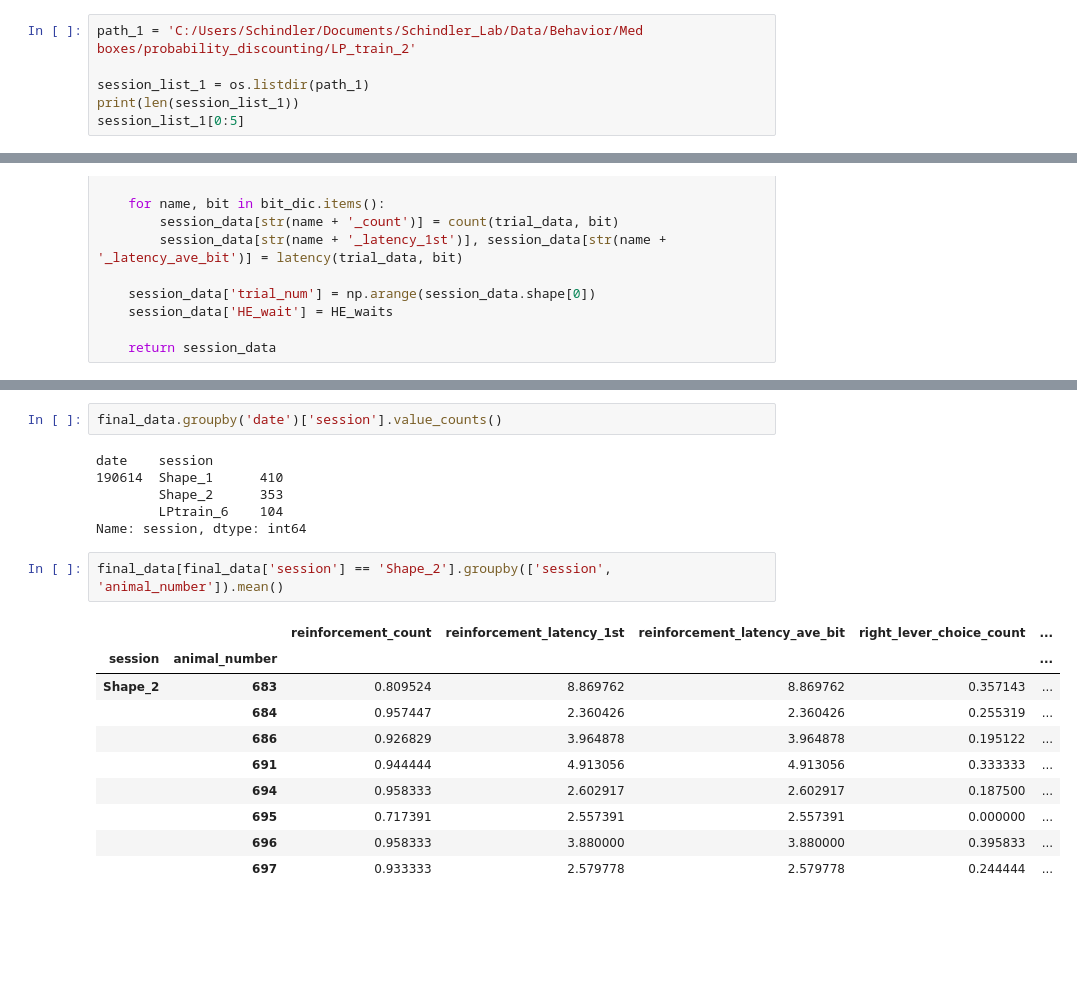
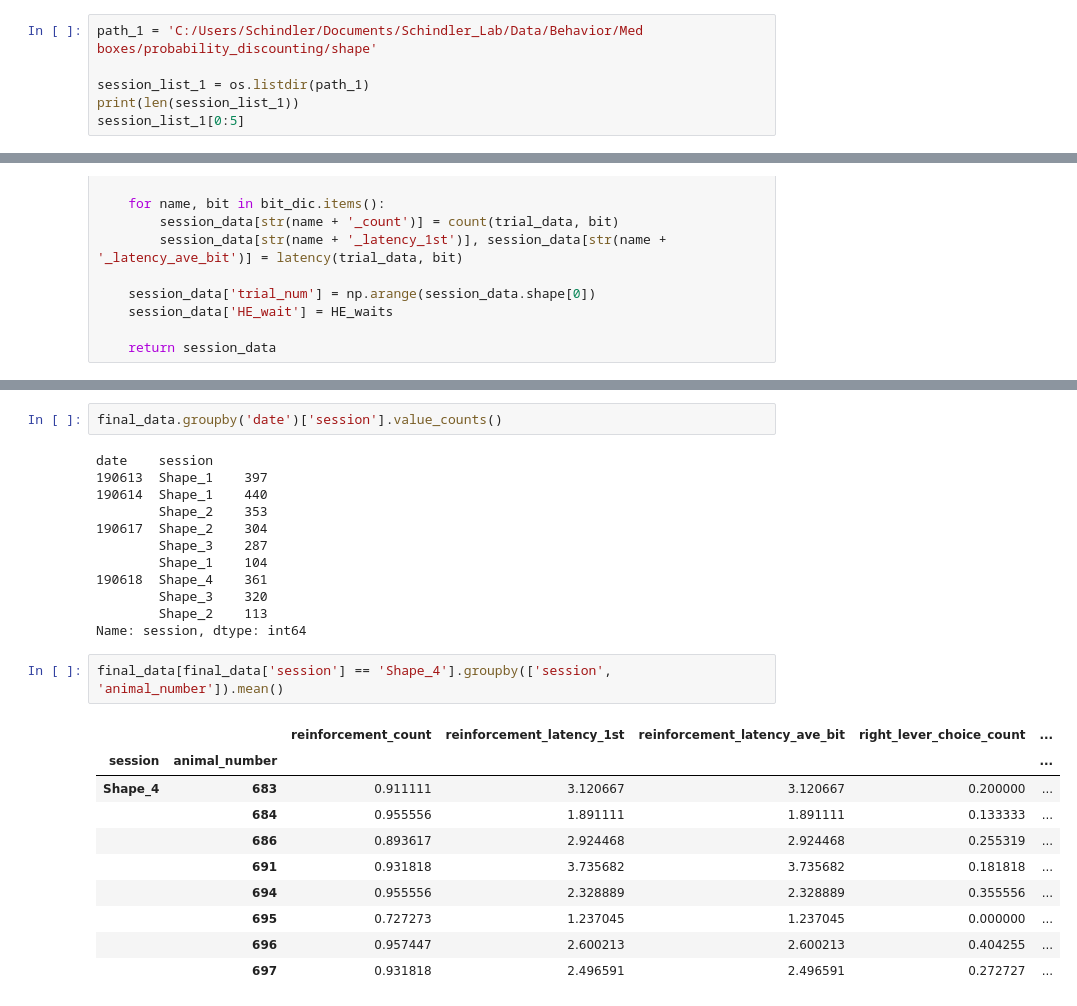
Before and after one commit to grace3999/MedPC, a Jupyter notebook: med_discounting.ipynb, the cells around one changed output, grey strips where cells are left out. Drawn from its saved outputs; the diff is of its cells as text; blank space fills up the shorter version.

```diff
--- a/med_discounting.ipynb
+++ b/med_discounting.ipynb
@@ -68,7 +68,7 @@ np.set_printoptions(suppress=True)
 # %% [markdown]
 Use os module to create list of data folders
 # %%
-path_1 = 'C:/Users/Schindler/Documents/Schindler_Lab/Data/Behavior/Med boxes/probability_discounting/LP_train_2'
+path_1 = 'C:/Users/Schindler/Documents/Schindler_Lab/Data/Behavior/Med boxes/probability_discounting/shape'
 
 session_list_1 = os.listdir(path_1)
 print(len(session_list_1))
@@ -299,21 +299,27 @@ Wall time: 2min 12s
 final_data.groupby('date')['session'].value_counts()
 # %% [output]
 date    session
-190614  Shape_1      410
-        Shape_2      353
-        LPtrain_6    104
+190613  Shape_1    397
+190614  Shape_1    440
+        Shape_2    353
+190617  Shape_2    304
+        Shape_3    287
+        Shape_1    104
+190618  Shape_4    361
+        Shape_3    320
+        Shape_2    113
 Name: session, dtype: int64
 # %%
-final_data[final_data['session'] == 'Shape_2'].groupby(['session', 'animal_number']).mean()
+final_data[final_data['session'] == 'Shape_4'].groupby(['session', 'animal_number']).mean()
 # %% [output]
 |  |  | reinforcement_count | reinforcement_latency_1st | reinforcement_latency_ave_bit | right_lever_choice_count | ... |
 | session | animal_number |  |  |  |  | ... |
-| Shape_2 | 683 | 0.809524 | 8.869762 | 8.869762 | 0.357143 | ... |
-|  | 684 | 0.957447 | 2.360426 | 2.360426 | 0.255319 | ... |
-|  | 686 | 0.926829 | 3.964878 | 3.964878 | 0.195122 | ... |
-|  | 691 | 0.944444 | 4.913056 | 4.913056 | 0.333333 | ... |
-|  | 694 | 0.958333 | 2.602917 | 2.602917 | 0.187500 | ... |
-|  | 695 | 0.717391 | 2.557391 | 2.557391 | 0.000000 | ... |
-|  | 696 | 0.958333 | 3.880000 | 3.880000 | 0.395833 | ... |
-|  | 697 | 0.933333 | 2.579778 | 2.579778 | 0.244444 | ... |
+| Shape_4 | 683 | 0.911111 | 3.120667 | 3.120667 | 0.200000 | ... |
+|  | 684 | 0.955556 | 1.891111 | 1.891111 | 0.133333 | ... |
+|  | 686 | 0.893617 | 2.924468 | 2.924468 | 0.255319 | ... |
+|  | 691 | 0.931818 | 3.735682 | 3.735682 | 0.181818 | ... |
+|  | 694 | 0.955556 | 2.328889 | 2.328889 | 0.355556 | ... |
+|  | 695 | 0.727273 | 1.237045 | 1.237045 | 0.000000 | ... |
+|  | 696 | 0.957447 | 2.600213 | 2.600213 | 0.404255 | ... |
+|  | 697 | 0.931818 | 2.496591 | 2.496591 | 0.272727 | ... |
 # %%
```
Also changed, not shown: parts of 14 cells of this notebook.
